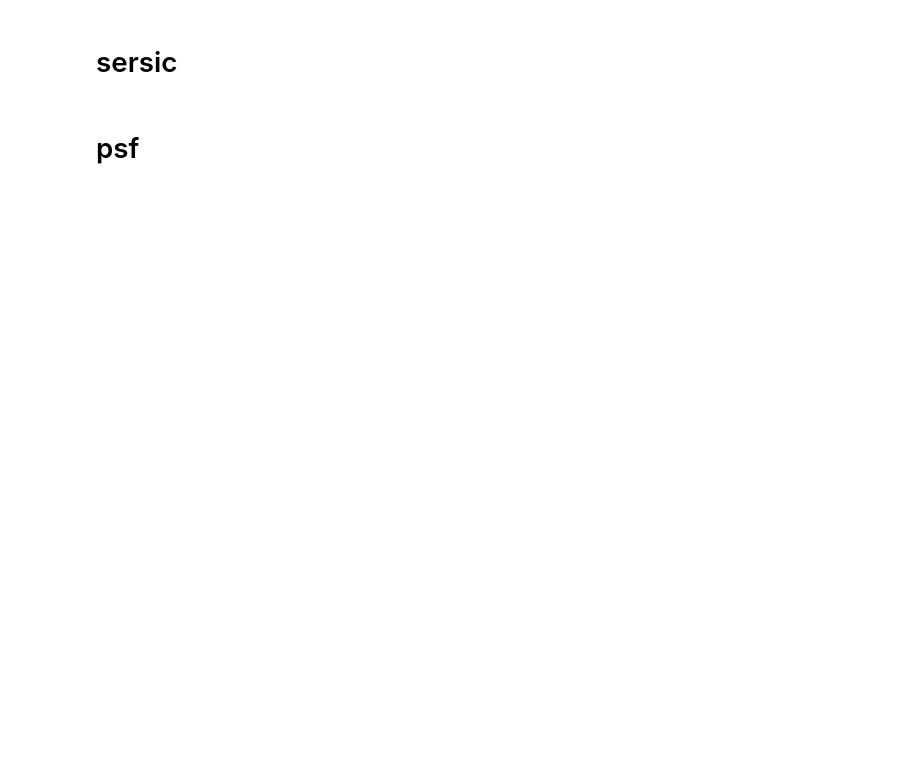
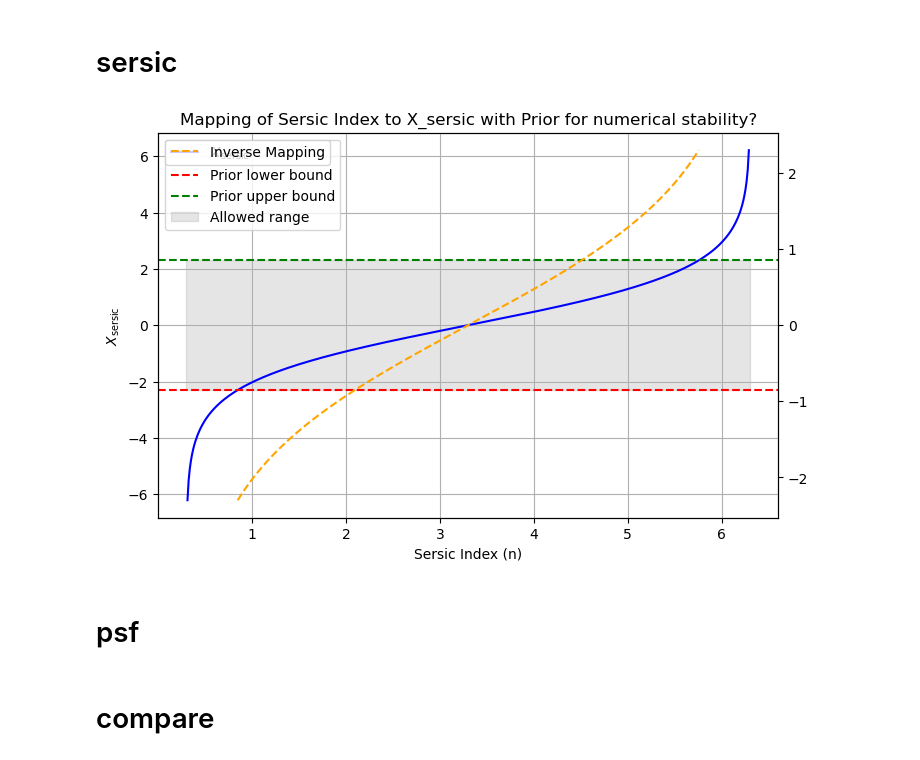
Before and after one commit to martinetnicolas/PISCO, a Jupyter notebook: pix2shear/sextractor/ResultsPlots.ipynb, the cells around one changed output. Saved outputs shown, nothing was run; the diff lists cells and outputs as text; code cells hidden in the pictures; blank space fills up the shorter version.

```diff
--- a/pix2shear/sextractor/ResultsPlots.ipynb
+++ b/pix2shear/sextractor/ResultsPlots.ipynb
@@ -136,9 +128,11 @@ case_result(pred_avg_ellips[:, 2:4], true_avg_shears, PLOTS_DIR / f"results_{cas
 # %% [markdown]
 # sersic
 # %%
-X_min, X_max = -5, 5
+X_min, X_max = -2.3, 2.3
 plot_sersic(X_min, X_max, PLOTS_DIR)
 del X_min, X_max
+# %% [output]
+[figure, added]
 # %% [markdown]
 # psf
 # %%
@@ -146,3 +140,5 @@ del X_min, X_max
 # check_psf(
 #     Path("/net/GECO/pisco/PIX2SHEAR/DATASETS/pisco_euclid") / "PSF" / "airy.psf.fits", PLOTS_DIR
 # )
+# %% [markdown]
+# compare
```
Also changed, not shown: parts of 19 cells of this notebook, 5 other files.
